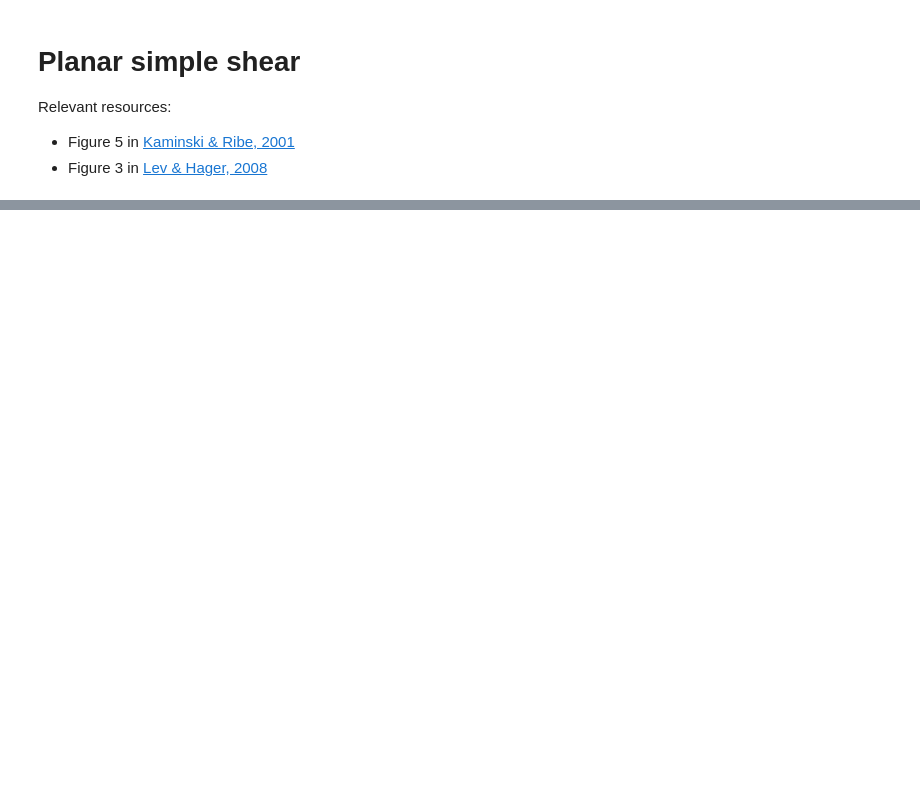
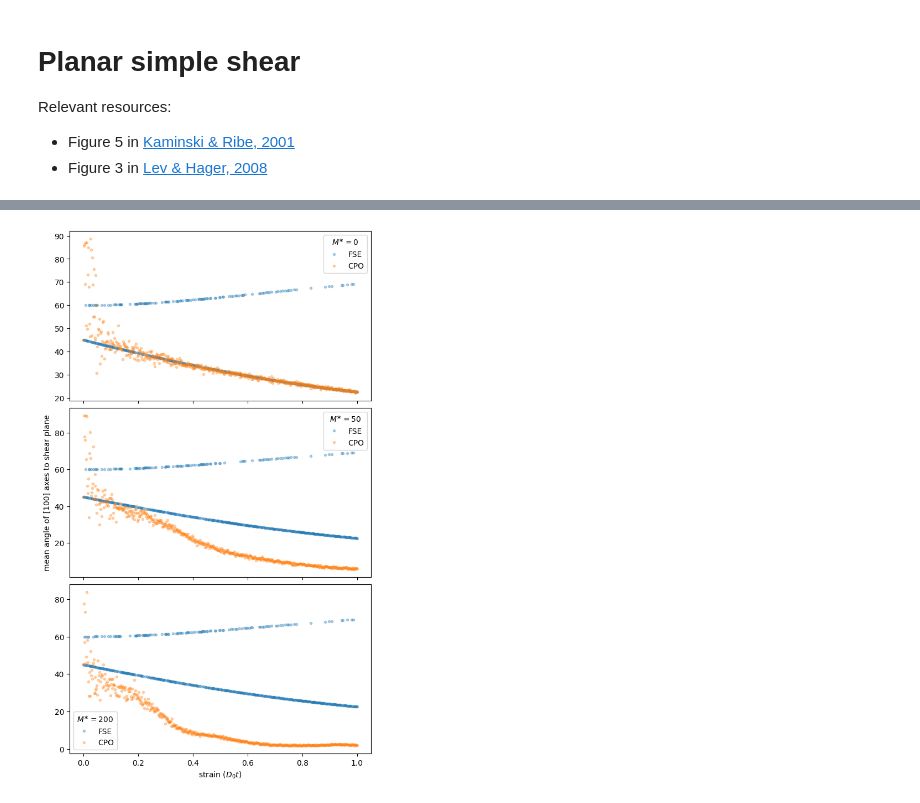
Before and after one commit to adigitoleo/pydrex-notebooks, a Jupyter notebook: planar_simple_shear.ipynb, the cells around one changed output, grey strips where cells are left out. Saved outputs shown, nothing was run; the diff lists cells and outputs as text; code cells hidden in the pictures; blank space fills up the shorter version.

Commit message:
Flesh out planar shear notebook

```diff
--- a/planar_simple_shear.ipynb
+++ b/planar_simple_shear.ipynb
@@ -35,18 +44,24 @@ params = {
 # Set up initial conditions
 rng = np.random.default_rng(seed=8816)
 
-velocity_gradient = np.array([[0, 0, 0], [2, 0, 0], [0, 0, 0]])
 deformation_gradient_init = np.eye(3)
-orientations_init = Rotation.from_rotvec(
-    [[0, 0, -θ * np.pi / 2] for θ in rng.random(n_grains)]
-).as_matrix()
+# orientations_init = Rotation.from_rotvec(
+#     [[0, 0, -θ * np.pi / 2] for θ in rng.random(n_grains)]
+# ).as_matrix()
+orientations_init = Rotation.random(n_grains).as_matrix()
 
+def get_velocity_gradient(x):
+    return np.array([[0, 0, 0], [2, 0, 0], [0, 0, 0]])
+
+def get_position(t):
+    return np.array([0, 0, 0])
 
 def create_mineral():
     return _minerals.Mineral(
         _minerals.MineralPhase.olivine,
         _minerals.OlivineFabric.A,
         _defmech.Regime.dislocation,
+        n_grains=n_grains,
         fractions_init=np.full(n_grains, 1 / n_grains),
         orientations_init=orientations_init,
     )
@@ -117,0 +143,19 @@ ValueError: 0-th dimension must be fixed to 30009 but got 10009
+# %%
+# Plot results.
+fig = plt.figure(figsize=(6,10), constrained_layout=True)
+ax0 = fig.add_subplot(3, 1, 1)
+ax50 = fig.add_subplot(3, 1, 2, sharex=ax0)
+ax200 = fig.add_subplot(3, 1, 3, sharex=ax0)
+
+ax0.tick_params(labelbottom=False)
+ax50.tick_params(labelbottom=False)
+ax50.set_ylabel("mean angle of [100] axes to shear plane")
+ax200.set_xlabel("strain ($D_{0}t$)")
+
+for i, ax in enumerate((ax0, ax50, ax200)):
+    gbm_mobility = int(gbm_mobilities[i])
+    ax.plot(timestamps, output[f"θ_fse_M{gbm_mobility}"], ".", alpha=0.33, label="FSE")
+    ax.plot(timestamps, output[f"θ_cpo_M{gbm_mobility}"], ".", alpha=0.33, label="CPO")
+    ax.legend(title=fr"$M^{{\ast}}={{{gbm_mobility}}}$")
+# %% [output]
+[figure, added]
```
Also changed, not shown: parts of 3 cells of this notebook.
